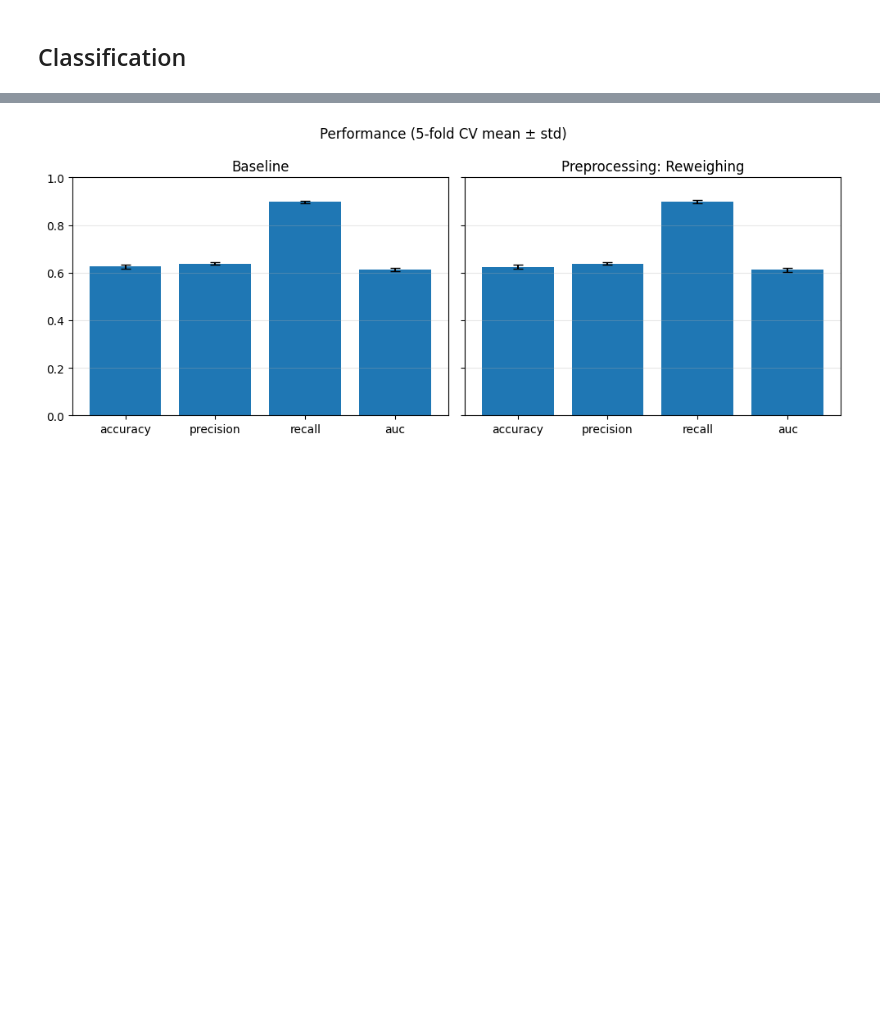
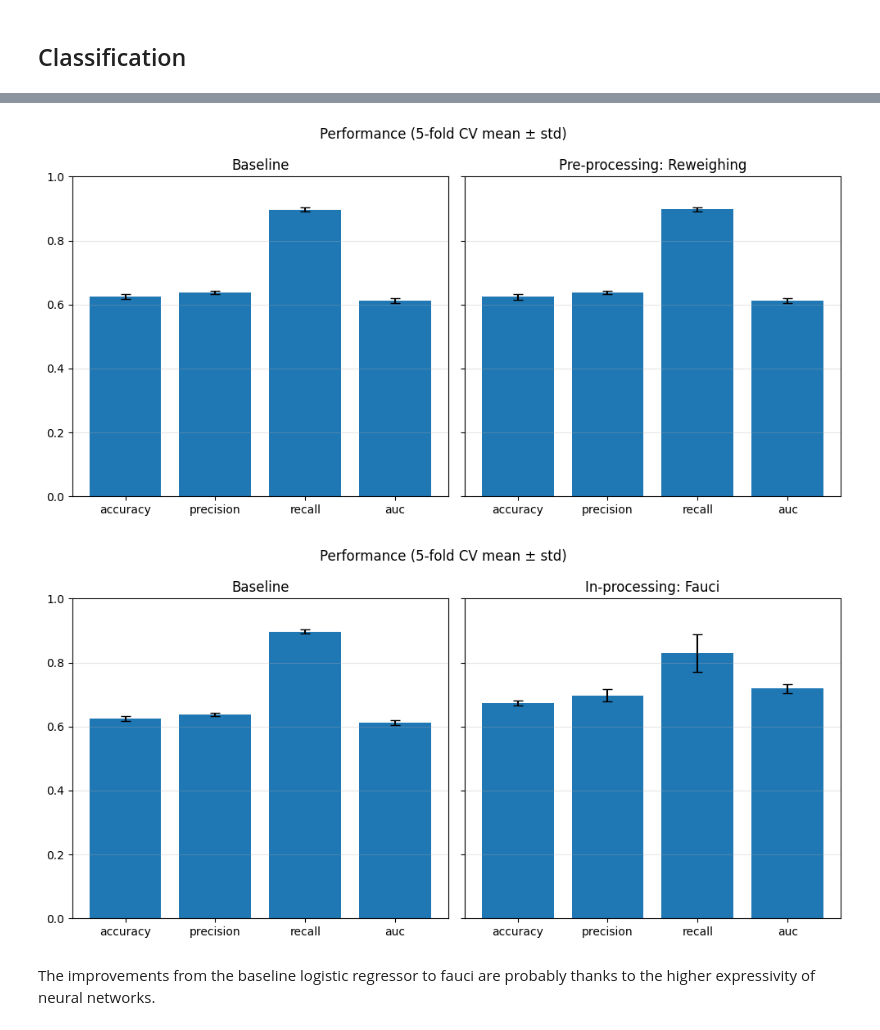
Before and after one commit to kor80/Fair-Candidate-Screening-System, a Jupyter notebook: main.ipynb, the cells around one changed output, grey strips where cells are left out. Saved outputs shown, nothing was run; the diff lists cells and outputs as text; code cells hidden in the pictures; blank space fills up the shorter version.

Commit message:
IN-PROCESSING

```diff
--- a/main.ipynb
+++ b/main.ipynb
@@ -952,7 +800,7 @@ def metrics_bar_plot(dict1, dict2, label1, label2, metrics):
     mean1, std1 = summarise(dict1)
     mean2, std2 = summarise(dict2)
 
-    fig, axes = plt.subplots(1, 2, figsize=(10, 4), sharey=True)
+    fig, axes = plt.subplots(1, 2, figsize=(10, 5), sharey=True)
     for ax, mean, std, title in zip(
         axes,
         [mean1, mean2],
@@ -1008,14 +872,54 @@ for train_idx, test_idx in kf.split(X, y):
 
     preprocessing_performance_metrics.append(compute_performance_metrics(y_test, reweighed_pred, reweighed_proba))
     preprocessing_fairness_metrics.append(compute_fairness_metrics(y_test, reweighed_pred, X_test[sensitive_feature]))
+
+    # Same using IN-Processing technique
+    regularization = 0
+    epochs = 100
+    batch_size = 128
+    backbone_model = Simple_NN()
+    optimizer = torch.optim.Adam(backbone_model.parameters(), lr=0.001)
+
+    fauci_model = fl.Fauci(
+        torchModel=backbone_model,
+        optimizer=optimizer,
+        loss=nn.BCELoss(),
+        fairness_regularization="spd",
+        regularization_weight=regularization
+    )
+
+    train_data = fl.DataFrame(X_train)
+    train_data[target] = y_train.values
+    train_data.targets = target
+    train_data.sensitive = sensitive_feature
+
+    fauci_model.fit(train_data, epochs=epochs, batch_size=batch_size, verbose=False)
+
+    backbone_model.eval()
+    with torch.no_grad():
+        y_pred_fauci = fauci_model.predict(X_test)
+        y_pred_fauci_binary = (y_pred_fauci > 0.5).float()
+        y_pred_baseline = y_pred_fauci_binary.detach().cpu().numpy()
+
+        inprocessing_performance_metrics.append(compute_performance_metrics(y_test, y_pred_baseline, y_pred_fauci[:,0]))
+        inprocessing_fairness_metrics.append(compute_fairness_metrics(y_test, y_pred_baseline, X_test[sensitive_feature]))
 # %%
 metrics_bar_plot(baseline_performance_metrics,
                  preprocessing_performance_metrics,
                  label1='Baseline',
-                 label2='Preprocessing: Reweighing',
+                 label2='Pre-processing: Reweighing',
                  metrics=['accuracy', 'precision', 'recall', 'auc'])
+
+metrics_bar_plot(baseline_performance_metrics,
+                 inprocessing_performance_metrics,
+                 label1='Baseline',
+                 label2='In-processing: Fauci',
+                 metrics=['accuracy', 'precision', 'recall', 'auc'])
 # %% [output]
-[figure, old version]
+[figure, new version]
+[figure, added]
+# %% [markdown]
+The improvements from the baseline logistic regressor to fauci are probably thanks to the higher expressivity of neural networks.
 # %%
 metrics_bar_plot(baseline_fairness_metrics,
                  preprocessing_fairness_metrics,
```
Also changed, not shown: parts of 18 cells of this notebook.
